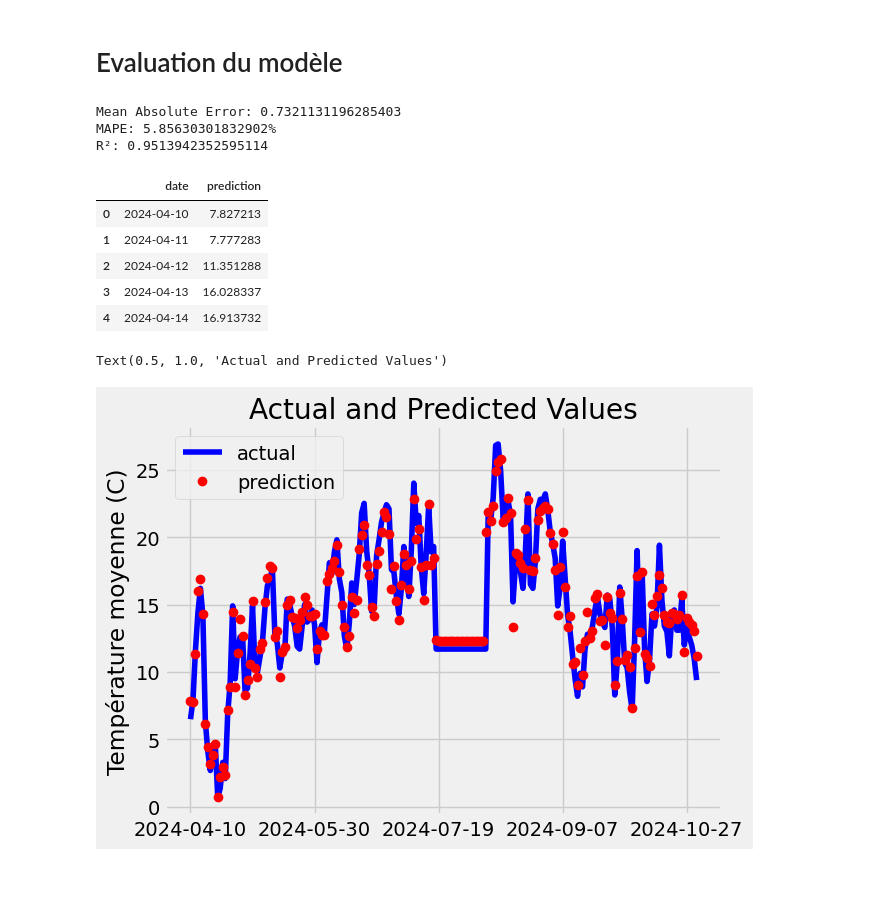
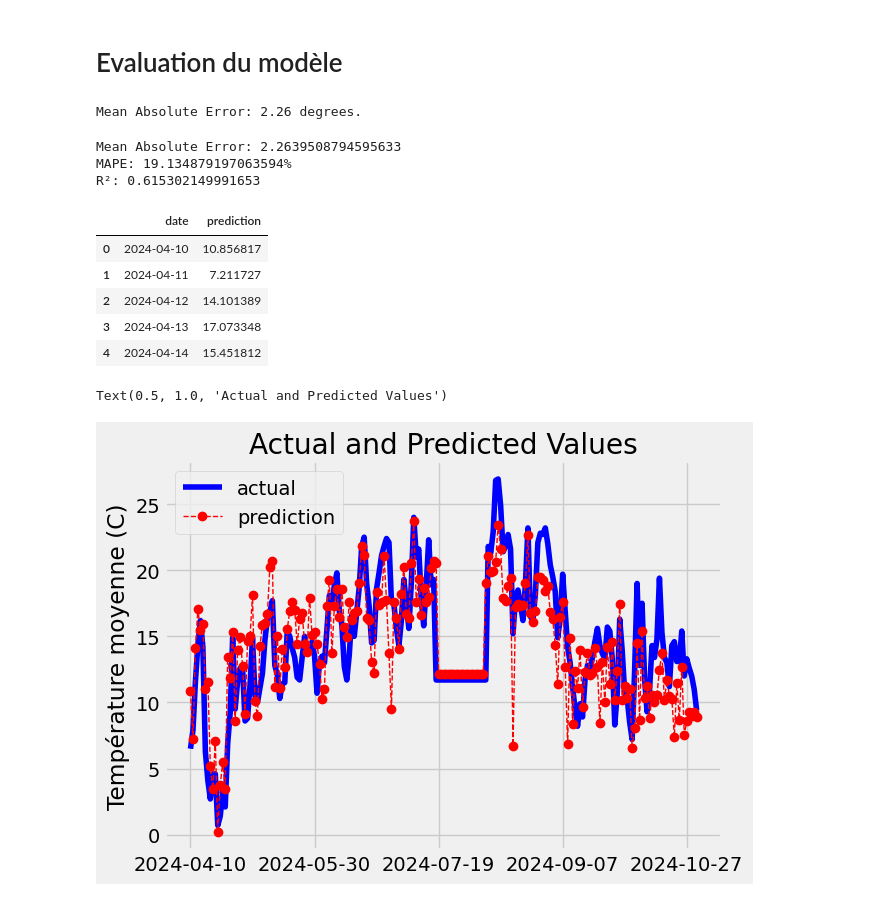
Before and after one commit to laureineCompaore/ProjetPython, a Jupyter notebook: RandomForestLaureine.ipynb, the cells around one changed output. Saved outputs shown, nothing was run; the diff lists cells and outputs as text; code cells hidden in the pictures.

```diff
--- a/RandomForestLaureine.ipynb
+++ b/RandomForestLaureine.ipynb
@@ -72,5 +71,5 @@ Best hyperparameters: {'max_depth': 11, 'n_estimators': 285}
 # %%
 #On réalise ainsi la regression
-rf=RandomForestRegressor(max_depth=19, n_estimators=258)
-rf.fit(x_train, TM_train)
+rf2=f.RandomForestRegressor(max_depth=rand_search.best_params_["max_depth"], n_estimators=rand_search.best_params_["n_estimators"])
+rf2.fit(x_train2, TM_train)
 # %% [output]
@@ -249,4 +142,0 @@ Best hyperparameters: {'max_depth': 16, 'n_estimators': 427}
-# %%
-#On réalise ainsi la regression
-rf2=RandomForestRegressor(max_depth=16, n_estimators=427)
-rf2.fit(x_train2, TM_train)
@@ -281,17 +142,0 @@ f.pd.DataFrame(rf2.feature_importances_,
-# %%
-import matplotlib.pyplot as plt
-%matplotlib inline
-
-importances = list(rf2.feature_importances_)
-feature_list = list(x_train2.columns)
-
-# Set the style
-plt.style.use('fivethirtyeight')
-# list of x locations for plotting
-x_values = list(range(len(importances)))
-# Make a bar chart
-plt.bar(x_values, importances, orientation = 'vertical')
-# Tick labels for x axis
-plt.xticks(x_values, feature_list, rotation='vertical')
-# Axis labels and title
-plt.ylabel('Importance'); plt.xlabel('Variable'); plt.title('Variable Importances');
@@ -325,50 +143,55 @@ Mean Absolute Error: 0.73 degrees.
 # %% [markdown]
 # Evaluation du modèle
+# %%
+predict=rf2.predict(x_test2)
+# Calculate the absolute errors
+errors = abs(predict - TM_test)
+# Print out the mean absolute error (mae)
+print('Mean Absolute Error:', round(f.np.mean(errors), 2), 'degrees.')
+# %% [output]
+Mean Absolute Error: 2.26 degrees.
 # %%
-from sklearn.metrics import mean_absolute_percentage_error, r2_score
-from sklearn.metrics import mean_absolute_error
+print('Mean Absolute Error:',f.mean_absolute_error(TM_test, predict))
 
-
-print('Mean Absolute Error:',mean_absolute_error(TM_test, predict))
-
-mape = mean_absolute_percentage_error(TM_test, predict) * 100
+mape = f.mean_absolute_percentage_error(TM_test, predict) * 100
 
 # Calcul de R²
-r2 = r2_score(TM_test, predict)
+r2 = f.r2_score(TM_test, predict)
 
 print(f"MAPE: {mape}%")
 print(f"R²: {r2}")
 # %% [output]
-Mean Absolute Error: 0.7321131196285403
-MAPE: 5.85630301832902%
-R²: 0.9513942352595114
+Mean Absolute Error: 2.2639508794595633
+MAPE: 19.134879197063594%
+R²: 0.615302149991653
 # %%
 # On ajoute les dates aux prédictions
-predict_data= pd.DataFrame(data = {'date': TM_test.index, 'prediction': predict})
+predict_data= f.pd.DataFrame(data = {'date': TM_test.index, 'prediction': predict})
 predict_data.head()
 # %% [output]
 |  | date | prediction |
-| 0 | 2024-04-10 | 7.827213 |
-| 1 | 2024-04-11 | 7.777283 |
-| 2 | 2024-04-12 | 11.351288 |
-| 3 | 2024-04-13 | 16.028337 |
-| 4 | 2024-04-14 | 16.913732 |
+| 0 | 2024-04-10 | 10.856817 |
+| 1 | 2024-04-11 | 7.211727 |
+| 2 | 2024-04-12 | 14.101389 |
+| 3 | 2024-04-13 | 17.073348 |
+| 4 | 2024-04-14 | 15.451812 |
 # %%
 from matplotlib.ticker import MaxNLocator
 #plot des vraies valeurs
 #
-plt.plot(TM_test.index, TM_test, 'b-', label = 'actual')
+f.plt.plot(TM_test.index, TM_test, 'b-', label = 'actual')
 
 
-# Plot the predicted values
-plt.plot(predict_data['date'], predict_data['prediction'], 'ro', label = 'prediction')
+# Plot des valeurs prédites
+f.plt.plot(predict_data['date'], predict_data['prediction'], 'ro',linestyle="--", linewidth=1, label = 'prediction')
+
 # Limiter le nombre de ticks à 5 maximum
-plt.gca().xaxis.set_major_locator(MaxNLocator(nbins=5))
+f.plt.gca().xaxis.set_major_locator(MaxNLocator(nbins=5))
 #plt.xticks(rotation="vertical")
-plt.legend()
+f.plt.legend()
 # Graph labels
-plt.ylabel('Température moyenne (C)')
-plt.title('Actual and Predicted Values')
+f.plt.ylabel('Température moyenne (C)')
+f.plt.title('Actual and Predicted Values')
 # %% [output]
 Text(0.5, 1.0, 'Actual and Predicted Values')
-[figure, old version]
+[figure, new version]
```
Also changed, not shown: parts of 32 cells of this notebook, 1 other file.
